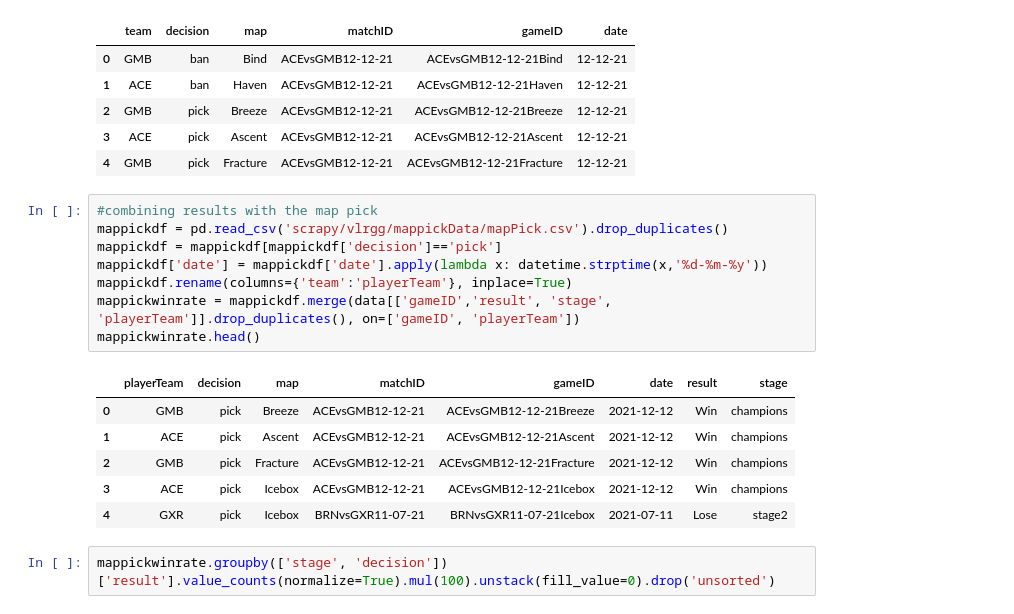
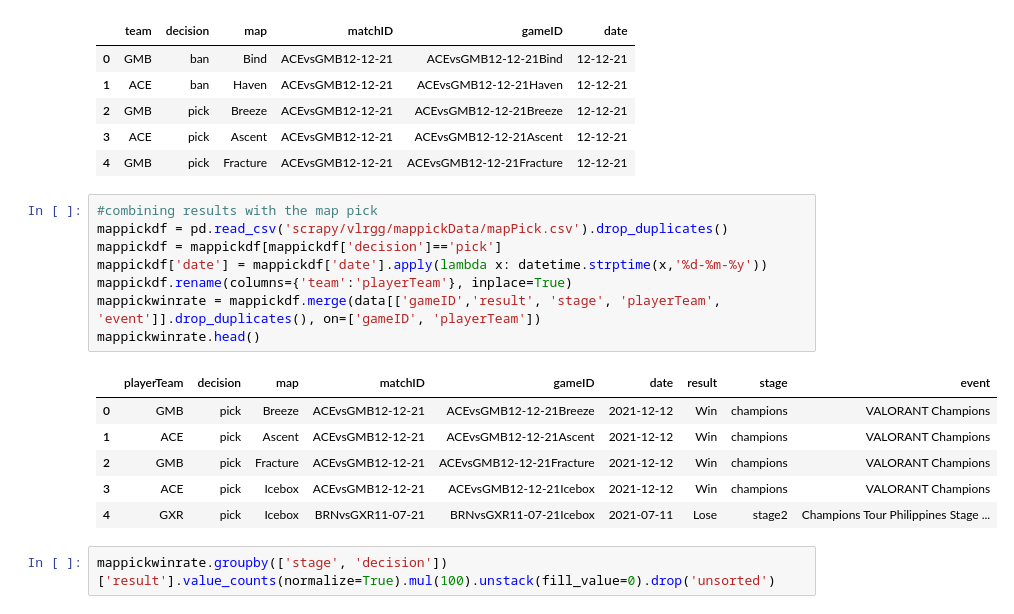
Before and after one commit to timothyliutl/ValorantData, a Jupyter notebook: dataexploration.ipynb, the cells around one changed output. Saved outputs shown, nothing was run; the diff lists cells and outputs as text.

Commit message:
added more insights for map picks

```diff
--- a/dataexploration.ipynb
+++ b/dataexploration.ipynb
@@ -267,18 +267,18 @@ mappickdf.head()
 # %%
 #combining results with the map pick
 mappickdf = pd.read_csv('scrapy/vlrgg/mappickData/mapPick.csv').drop_duplicates()
 mappickdf = mappickdf[mappickdf['decision']=='pick']
 mappickdf['date'] = mappickdf['date'].apply(lambda x: datetime.strptime(x,'%d-%m-%y'))
 mappickdf.rename(columns={'team':'playerTeam'}, inplace=True)
-mappickwinrate = mappickdf.merge(data[['gameID','result', 'stage', 'playerTeam']].drop_duplicates(), on=['gameID', 'playerTeam'])
+mappickwinrate = mappickdf.merge(data[['gameID','result', 'stage', 'playerTeam', 'event']].drop_duplicates(), on=['gameID', 'playerTeam'])
 mappickwinrate.head()
 # %% [output]
-|  | playerTeam | decision | map | matchID | gameID | date | result | stage |
-| 0 | GMB | pick | Breeze | ACEvsGMB12-12-21 | ACEvsGMB12-12-21Breeze | 2021-12-12 | Win | champions |
-| 1 | ACE | pick | Ascent | ACEvsGMB12-12-21 | ACEvsGMB12-12-21Ascent | 2021-12-12 | Win | champions |
-| 2 | GMB | pick | Fracture | ACEvsGMB12-12-21 | ACEvsGMB12-12-21Fracture | 2021-12-12 | Win | champions |
-| 3 | ACE | pick | Icebox | ACEvsGMB12-12-21 | ACEvsGMB12-12-21Icebox | 2021-12-12 | Win | champions |
-| 4 | GXR | pick | Icebox | BRNvsGXR11-07-21 | BRNvsGXR11-07-21Icebox | 2021-07-11 | Lose | stage2 |
+|  | playerTeam | decision | map | matchID | gameID | date | result | stage | event |
+| 0 | GMB | pick | Breeze | ACEvsGMB12-12-21 | ACEvsGMB12-12-21Breeze | 2021-12-12 | Win | champions | VALORANT Champions |
+| 1 | ACE | pick | Ascent | ACEvsGMB12-12-21 | ACEvsGMB12-12-21Ascent | 2021-12-12 | Win | champions | VALORANT Champions |
+| 2 | GMB | pick | Fracture | ACEvsGMB12-12-21 | ACEvsGMB12-12-21Fracture | 2021-12-12 | Win | champions | VALORANT Champions |
+| 3 | ACE | pick | Icebox | ACEvsGMB12-12-21 | ACEvsGMB12-12-21Icebox | 2021-12-12 | Win | champions | VALORANT Champions |
+| 4 | GXR | pick | Icebox | BRNvsGXR11-07-21 | BRNvsGXR11-07-21Icebox | 2021-07-11 | Lose | stage2 | Champions Tour Philippines Stage ... |
 # %%
 mappickwinrate.groupby(['stage', 'decision'])['result'].value_counts(normalize=True).mul(100).unstack(fill_value=0).drop('unsorted')
 # %% [output]
```
Also changed, not shown: parts of 1 cell of this notebook, 3 other files.
